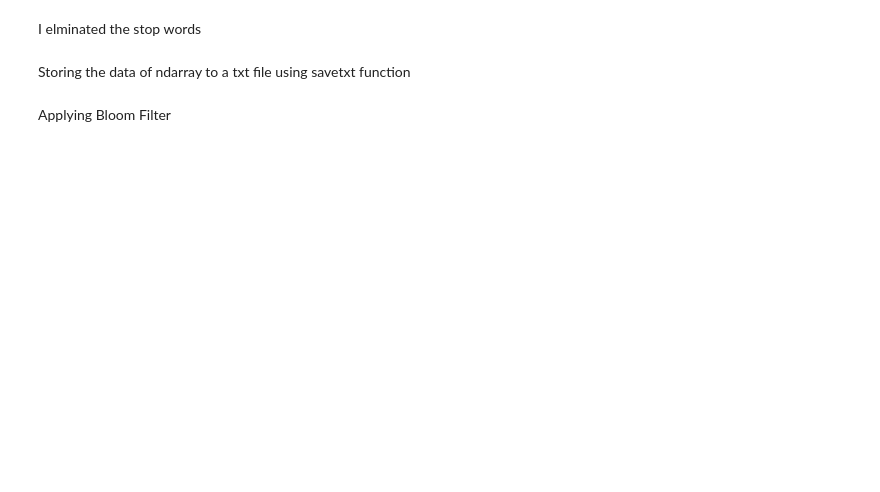
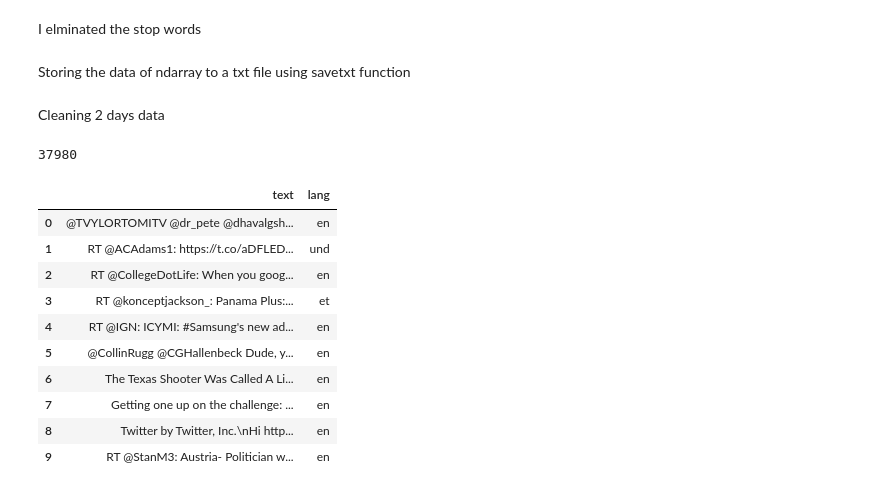
Before and after one commit to shusrushabezugam/big-data-python-class, a Jupyter notebook: SHUSRUSHABEZUGAM-HW6-streams.ipynb, the cells around one changed output. Cells and saved outputs as stored; diff of their text form; code cells hidden in the pictures; blank space fills up the shorter version.

```diff
--- a/SHUSRUSHABEZUGAM-HW6-streams.ipynb
+++ b/SHUSRUSHABEZUGAM-HW6-streams.ipynb
@@ -195,4 +183,39 @@ np.savetxt(r'data/np.txt', new_tweets_clean_data, fmt='%s')
 # %% [markdown]
 Storing the data of ndarray to a txt file using savetxt function
-# %% [markdown]
-Applying Bloom Filter
+# %% [markdown]
+Cleaning 2 days data
+# %%
+import json
+import pandas as pd
+
+tweets_data_path = 'twitter_data1.txt'
+
+tweets_data = []
+tweets_file = open(tweets_data_path, "r")
+for line in tweets_file:
+    try:
+        tweet = json.loads(line)
+        tweets_data.append(tweet)
+    except:
+        continue
+
+print len(tweets_data)
+
+tweets = pd.DataFrame()
+tweets['text'] = [tweet.get('text','') for tweet in tweets_data]
+tweets['lang'] = [tweet.get('lang','') for tweet in tweets_data]
+tweets_by_lang = tweets['lang'].value_counts()
+tweets.head(10)
+# %% [output]
+37980
+|  | text | lang |
+| 0 | @TVYLORTOMITV @dr_pete @dhavalgsh... | en |
+| 1 | RT @ACAdams1: https://t.co/aDFLED... | und |
+| 2 | RT @CollegeDotLife: When you goog... | en |
+| 3 | RT @konceptjackson_: Panama Plus:... | et |
+| 4 | RT @IGN: ICYMI: #Samsung's new ad... | en |
+| 5 | @CollinRugg @CGHallenbeck Dude, y... | en |
+| 6 | The Texas Shooter Was Called A Li... | en |
+| 7 | Getting one up on the challenge: ... | en |
+| 8 | Twitter by Twitter, Inc.\nHi http... | en |
+| 9 | RT @StanM3: Austria- Politician w... | en |
```
Also changed, not shown: parts of 26 cells of this notebook.
